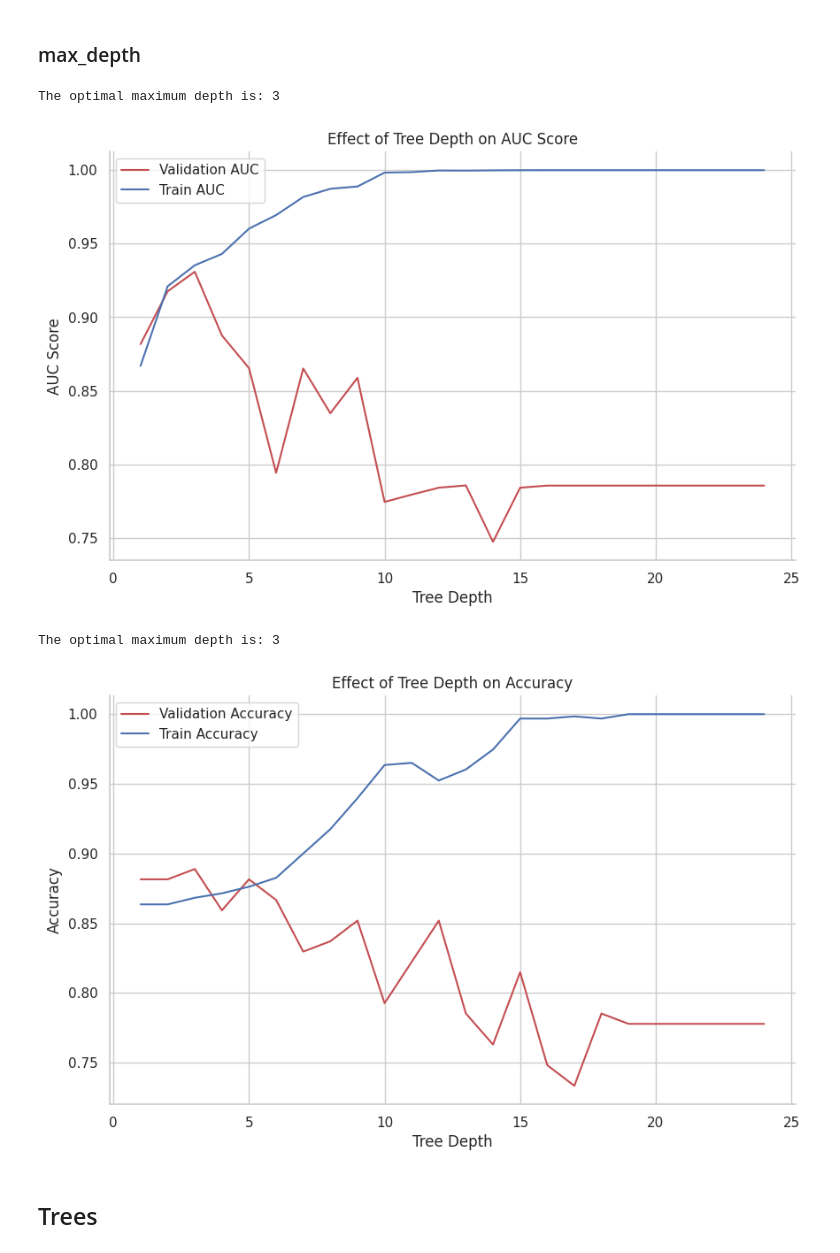
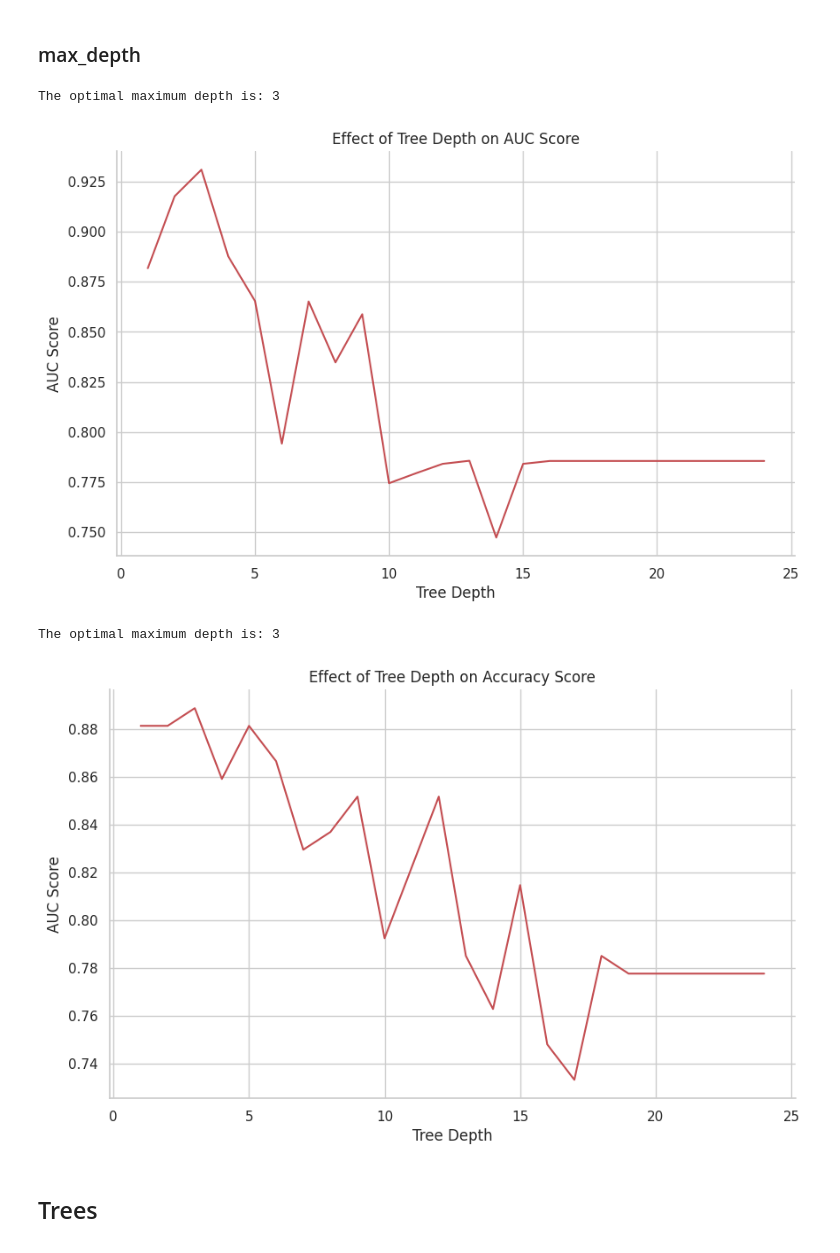
Before and after one commit to neiios/dtmm-task-4, a Jupyter notebook: dts.ipynb, the cells around one changed output. Cells and saved outputs as stored; diff of their text form; code cells hidden in the pictures.

```diff
--- a/dts.ipynb
+++ b/dts.ipynb
@@ -99,7 +99,6 @@ def plot_results(x, y1, y2, y1_label, y2_label, title, xlabel, ylabel):
     plt.show()
 # %%
 max_depths = np.arange(1, 25)
-train_results = []
 validation_results = []
 
 for max_depth in max_depths:
@@ -111,10 +110,6 @@ for max_depth in max_depths:
     criterion = best_params_auc['criterion'])
 
     dt.fit(X_train, y_train)
-
-    train_pred_proba = dt.predict_proba(X_train)[:, 1]
-    train_auc = roc_auc_score(y_train, train_pred_proba)
-    train_results.append(train_auc)
 
     validation_pred_proba = dt.predict_proba(X_validation)[:, 1]
     validation_auc = roc_auc_score(y_validation, validation_pred_proba)
@@ -129,12 +124,10 @@ sns.set(style="whitegrid")
 plt.figure(figsize=(10, 6))
 
 plt.plot(max_depths, validation_results, 'r', label="Validation AUC")
-plt.plot(max_depths, train_results, 'b', label="Train AUC")
 
 plt.title('Effect of Tree Depth on AUC Score')
 plt.ylabel('AUC Score')
 plt.xlabel('Tree Depth')
-plt.legend()
 
 ax = plt.gca()
 ax.spines['top'].set_visible(False)
@@ -143,40 +136,48 @@ ax.spines['right'].set_visible(False)
 plt.show()
 # %% [output]
 The optimal maximum depth is: 3
-[figure, old version]
+[figure, new version]
 # %%
 max_depths = np.arange(1, 25)
-train_results = []
 validation_results = []
 
 for max_depth in max_depths:
     dt = DecisionTreeClassifier(
     max_depth=max_depth,
     random_state=STATE,
     max_features=best_params_accuracy["max_features"],
     splitter=best_params_accuracy["splitter"],
     criterion=best_params_accuracy["criterion"])
 
     dt.fit(X_train, y_train)
 
-    train_pred = dt.predict(X_train)
-    train_accuracy = accuracy_score(y_train, train_pred)
-    train_results.append(train_accuracy)
-
     validation_pred = dt.predict(X_validation)
     validation_accuracy = accuracy_score(y_validation, validation_pred)
     validation_results.append(validation_accuracy)
 
 best_validation_accuracy = max(validation_results)
 
 best_max_depth = max_depths[validation_results.index(best_validation_accuracy)]
 
 print("The optimal maximum depth is:", best_max_depth)
 
-plot_results(max_depths, validation_results, train_results, "Validation Accuracy", "Train Accuracy", "Effect of Tree Depth on Accuracy", "Tree Depth", "Accuracy")
+sns.set(style="whitegrid")
+plt.figure(figsize=(10, 6))
+
+plt.plot(max_depths, validation_results, 'r', label="Validation AUC")
+
+plt.title('Effect of Tree Depth on Accuracy Score')
+plt.ylabel('AUC Score')
+plt.xlabel('Tree Depth')
+
+ax = plt.gca()
+ax.spines['top'].set_visible(False)
+ax.spines['right'].set_visible(False)
+
+plt.show()
 # %% [output]
 The optimal maximum depth is: 3
-[figure, old version]
+[figure, new version]
 # %% [markdown]
 ## Trees
 # %%
```
Also changed, not shown: parts of 2 cells of this notebook.
